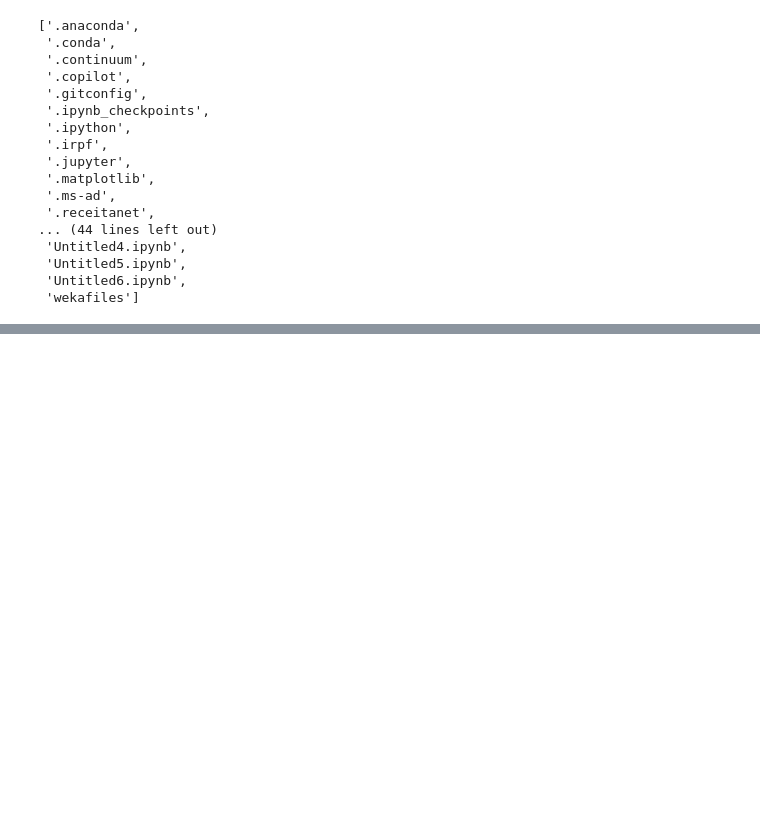
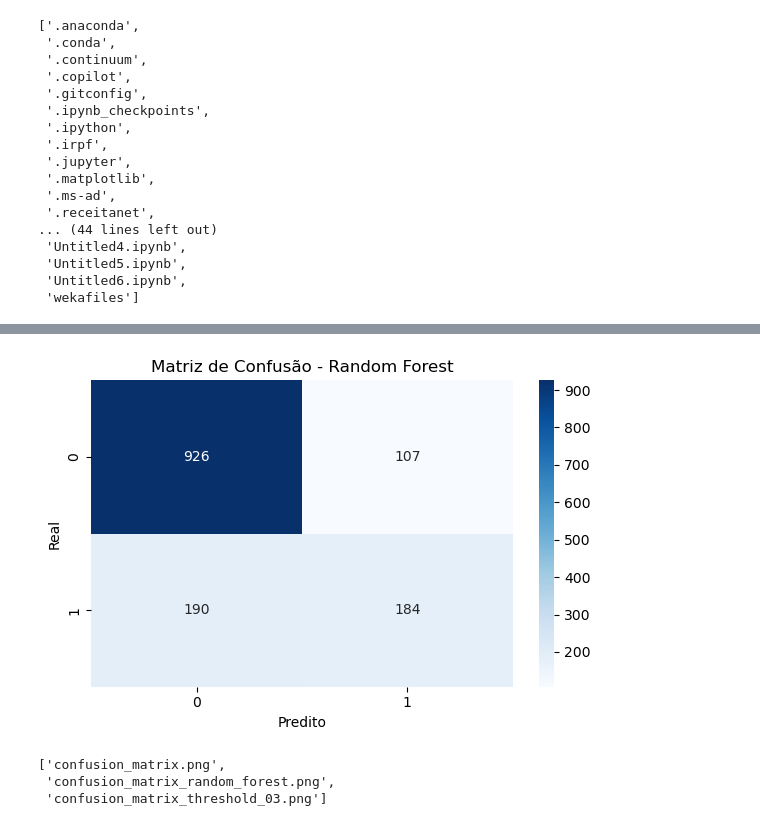
Before and after one commit to Andre-Lutes/churn-prediction-telco-ml, a Jupyter notebook: 01_churn_prediction_telco.ipynb, the cells around one changed output, grey strips where cells are left out. Saved outputs shown, nothing was run; the diff lists cells and outputs as text; code cells hidden in the pictures; blank space fills up the shorter version.

```diff
--- a/01_churn_prediction_telco.ipynb
+++ b/01_churn_prediction_telco.ipynb
@@ -412,0 +538,22 @@ os.listdir()
+# %%
+plt.figure(figsize=(6, 4))
+
+sns.heatmap(rf_cm, annot=True, fmt='d', cmap='Blues')
+
+plt.title("Matriz de Confusão - Random Forest")
+plt.xlabel("Predito")
+plt.ylabel("Real")
+
+plt.tight_layout()
+plt.savefig("confusion_matrix_random_forest.png", dpi=300, bbox_inches="tight")
+plt.show()
+# %% [output]
+[figure, added]
+# %%
+import os
+
+[file for file in os.listdir() if file.endswith(".png")]
+# %% [output]
+['confusion_matrix.png',
+ 'confusion_matrix_random_forest.png',
+ 'confusion_matrix_threshold_03.png']
```
Also changed, not shown: parts of 9 cells of this notebook, 1 other file.
